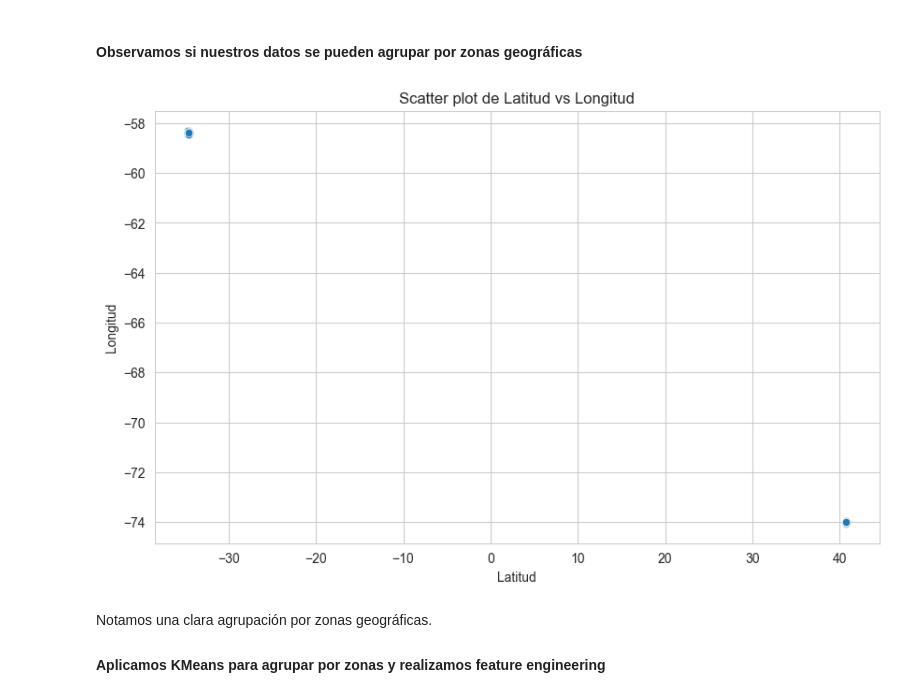
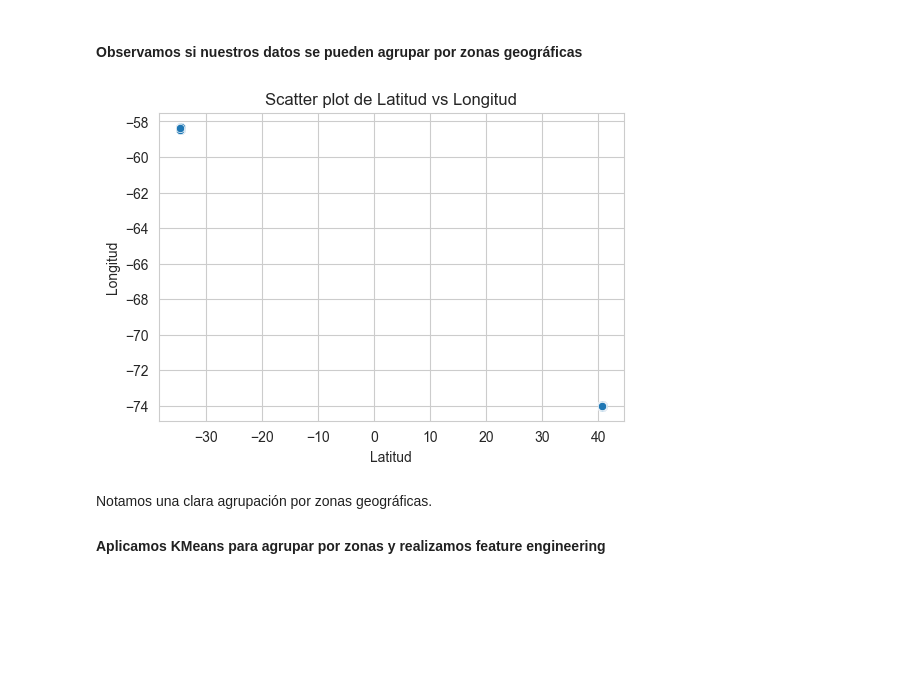
Before and after one commit to frizynn/tp1-machine-learning, a Jupyter notebook: src/Entrega_Tp1.ipynb, the cells around one changed output. Saved outputs shown, nothing was run; the diff lists cells and outputs as text; code cells hidden in the pictures; blank space fills up the shorter version.

```diff
--- a/src/Entrega_Tp1.ipynb
+++ b/src/Entrega_Tp1.ipynb
@@ -619,14 +619,14 @@ Después de tanto tiempo, finalmente llegamos al aclamado punto 4.
 # %% [markdown]
 #### Observamos si nuestros datos se pueden agrupar por zonas geográficas
 # %%
-plt.figure(figsize=(10, 6))
+plt.figure(figsize=(6, 4))
 sns.scatterplot(data=df, x='lat', y='lon')
 plt.title('Scatter plot de Latitud vs Longitud')
 plt.xlabel('Latitud')
 plt.ylabel('Longitud')
 plt.show()
 # %% [output]
-[figure, old version]
+[figure, new version]
 # %% [markdown]
 Notamos una clara agrupación por zonas geográficas.
 #### Aplicamos KMeans para agrupar por zonas y realizamos feature engineering
```
Also changed, not shown: parts of 8 cells of this notebook, 2 other files.
